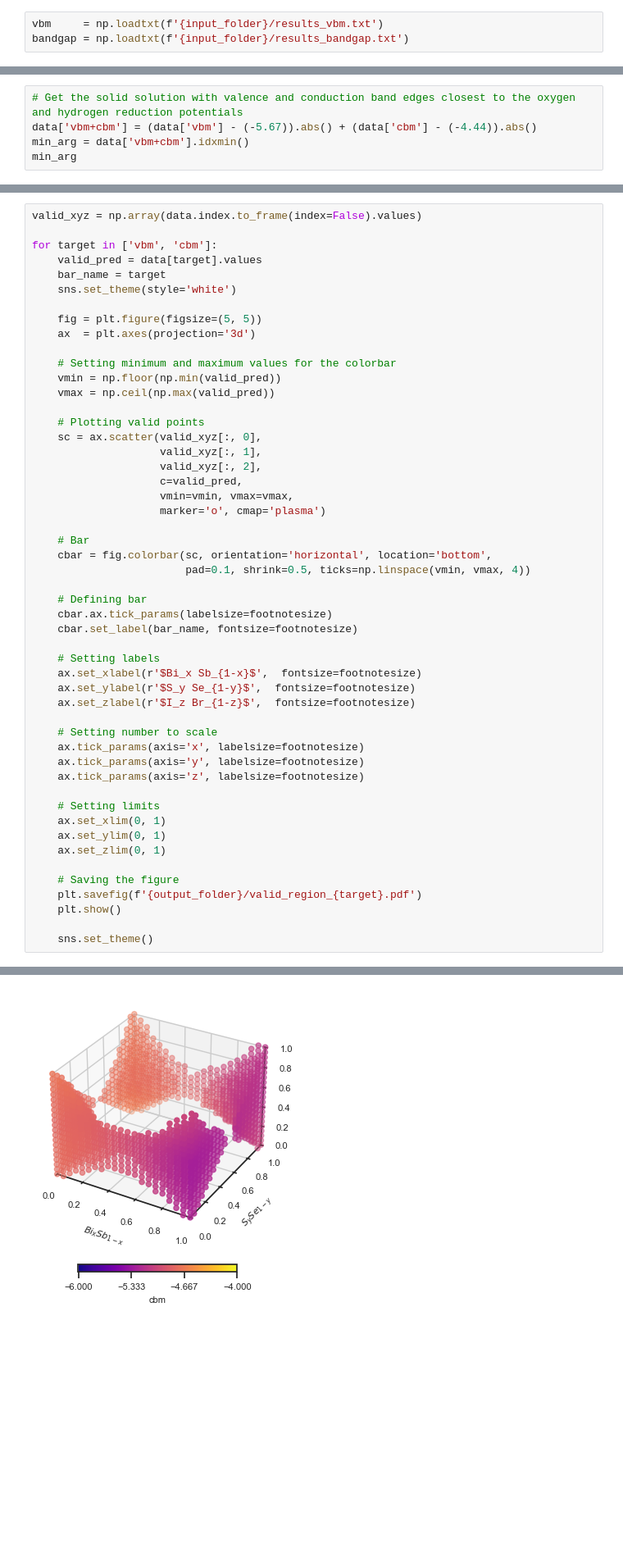
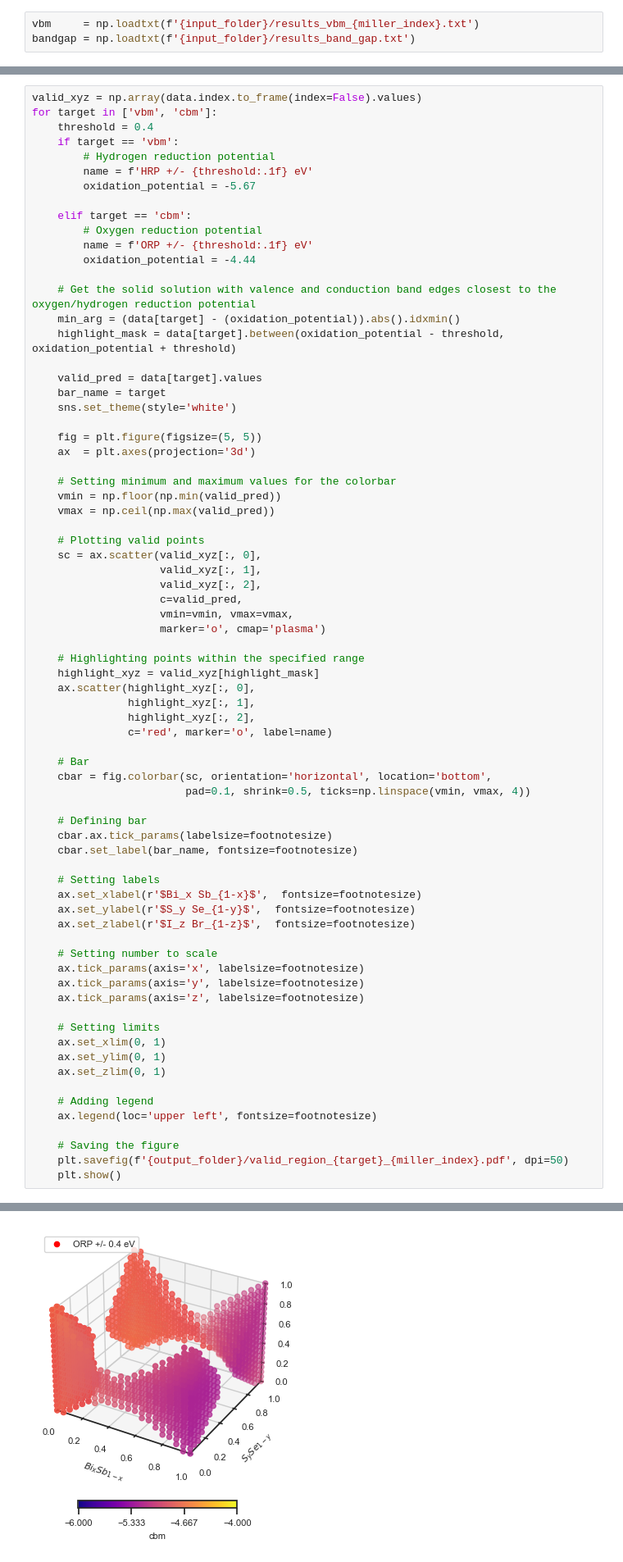
Before and after one commit to IonRepo/ML-PCH, a Jupyter notebook: cbm.ipynb, the cells around one changed output, grey strips where cells are left out. Shown at 82% size. Saved outputs shown, nothing was run; the diff lists cells and outputs as text; blank space fills up the shorter version.

```diff
--- a/cbm.ipynb
+++ b/cbm.ipynb
@@ -30,6 +32,6 @@ input_folder   = 'input/ternary_chalcohalides'
 # %%
-vbm     = np.loadtxt(f'{input_folder}/results_vbm.txt')
-bandgap = np.loadtxt(f'{input_folder}/results_bandgap.txt')
+vbm     = np.loadtxt(f'{input_folder}/results_vbm_{miller_index}.txt')
+bandgap = np.loadtxt(f'{input_folder}/results_band_gap.txt')
 # %%
 # Convert the array to a Pandas DataFrame
 vbmd = pd.DataFrame(vbm, columns=["x", "y", "z", "vbm"])
@@ -61,5 +62,0 @@ data
-# %%
-# Get the solid solution with valence and conduction band edges closest to the oxygen and hydrogen reduction potentials
-data['vbm+cbm'] = (data['vbm'] - (-5.67)).abs() + (data['cbm'] - (-4.44)).abs()
-min_arg = data['vbm+cbm'].idxmin()
-min_arg
@@ -104,7 +63,21 @@ Name: (0.0, 1.0, 0.0), dtype: float64
 # %%
 valid_xyz = np.array(data.index.to_frame(index=False).values)
+for target in ['vbm', 'cbm']:
+    threshold = 0.4
+    if target == 'vbm':
+        # Hydrogen reduction potential
+        name = f'HRP +/- {threshold:.1f} eV'
+        oxidation_potential = -5.67
 
-for target in ['vbm', 'cbm']:
+    elif target == 'cbm':
+        # Oxygen reduction potential
+        name = f'ORP +/- {threshold:.1f} eV'
+        oxidation_potential = -4.44
+
+    # Get the solid solution with valence and conduction band edges closest to the oxygen/hydrogen reduction potential
+    min_arg = (data[target] - (oxidation_potential)).abs().idxmin()
+    highlight_mask = data[target].between(oxidation_potential - threshold, oxidation_potential + threshold)
+
     valid_pred = data[target].values
     bar_name = target
     sns.set_theme(style='white')
@@ -123,6 +96,13 @@ for target in ['vbm', 'cbm']:
                     c=valid_pred,
                     vmin=vmin, vmax=vmax,
                     marker='o', cmap='plasma')
+
+    # Highlighting points within the specified range
+    highlight_xyz = valid_xyz[highlight_mask]
+    ax.scatter(highlight_xyz[:, 0],
+               highlight_xyz[:, 1],
+               highlight_xyz[:, 2],
+               c='red', marker='o', label=name)
 
     # Bar
     cbar = fig.colorbar(sc, orientation='horizontal', location='bottom',
@@ -147,9 +127,10 @@ for target in ['vbm', 'cbm']:
     ax.set_ylim(0, 1)
     ax.set_zlim(0, 1)
 
+    # Adding legend
+    ax.legend(loc='upper left', fontsize=footnotesize)
+
     # Saving the figure
-    plt.savefig(f'{output_folder}/valid_region_{target}.pdf')
+    plt.savefig(f'{output_folder}/valid_region_{target}_{miller_index}.pdf', dpi=50)
     plt.show()
-
-    sns.set_theme()
 # %% [output]
@@ -157 +138 @@ for target in ['vbm', 'cbm']:
-[figure, old version]
+[figure, new version]
```
Also changed, not shown: parts of 9 cells of this notebook, 1 other file.
